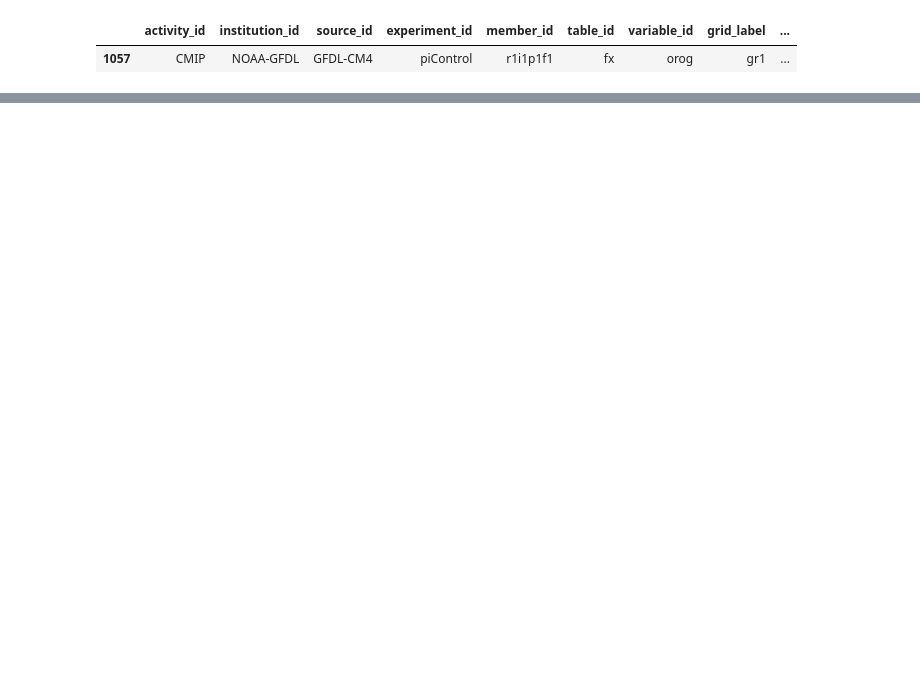
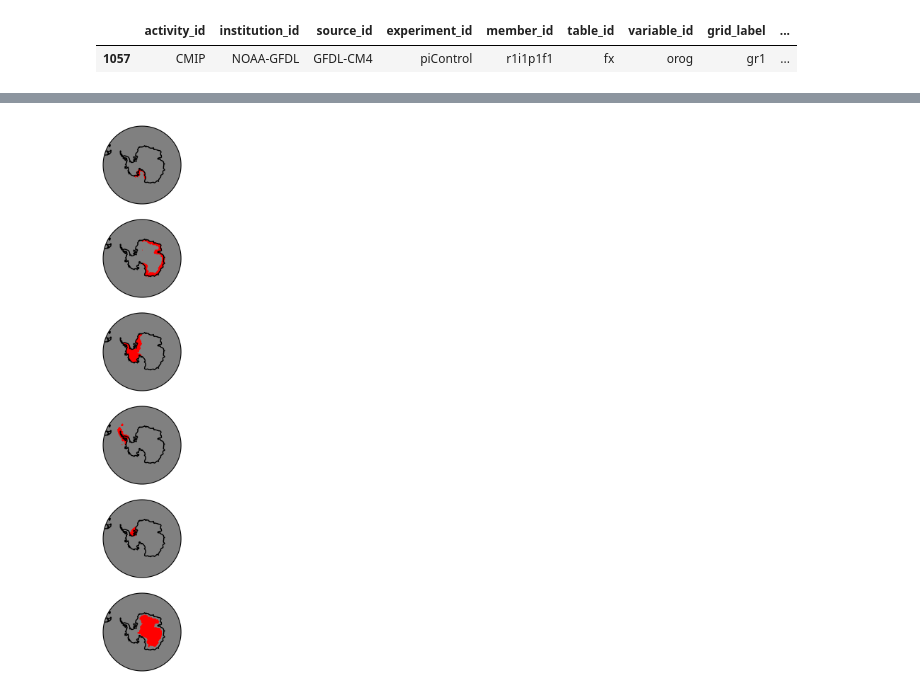
Before and after one commit to twass21/katabatic_winds, a Jupyter notebook: new mask code.ipynb, the cells around one changed output, grey strips where cells are left out. Saved outputs shown, nothing was run; the diff lists cells and outputs as text; code cells hidden in the pictures; blank space fills up the shorter version.

```diff
--- a/new mask code.ipynb
+++ b/new mask code.ipynb
@@ -255,3 +309,56 @@ plateau_ESM4_mask = (plateau_ESM4 / plateau_ESM4)
+# %%
+fig, ax = south_pole_map(cols=6, fig_size=(10,10),)
+
+
+
+ross_CM4_mask.plot(ax=ax[0],
+              transform =ccrs.PlateCarree(),
+              vmin=0,
+              vmax=4000,
+              extend='both',
+               # alpha= 0.5,
+              cmap='r',add_colorbar=False, levels=60)
+
+loweast_CM4_mask.plot(ax=ax[1],
+              transform =ccrs.PlateCarree(),
+              vmin=0,
+              vmax=4000,
+              extend='both',
+               # alpha=0.5,
+              cmap='r', add_colorbar=False, levels=60)
+lowwest_CM4_mask.plot(ax=ax[2],
+               transform =ccrs.PlateCarree(),
+               vmin=0,
+               vmax=4000,
+               extend='both',
+                # alpha= 0.2,
+               cmap='r',add_colorbar=False, levels=60)
+
+peninsula_CM4_mask.plot(ax=ax[3],
+            transform =ccrs.PlateCarree(),
+              vmin=0,
+               vmax=4000,
+               extend='both',
+                # alpha=0.5,
+               cmap= 'r',add_colorbar=False, levels=60)
+filchner_CM4_mask.plot(ax=ax[4],
+              transform =ccrs.PlateCarree(),
+              vmin=0,
+              vmax=4000,
+              extend='both',
+              cmap='r',add_colorbar=False, levels=60)
+plateau_CM4_mask.plot(ax=ax[5],
+              transform =ccrs.PlateCarree(),
+              vmin=0,
+              vmax=4000,
+              extend='both',
+               # alpha=0.5,
+              cmap='r',add_colorbar=False, levels=60)
+
+for i in range(6):
+    ax[i].coastlines()
+# %% [output]
+[figure, added]
 # %%
 new_CM4_mask_antarctica= xr.Dataset()
 new_ESM4_mask_antarctica=xr.Dataset()
```
Also changed, not shown: parts of 17 cells of this notebook.
